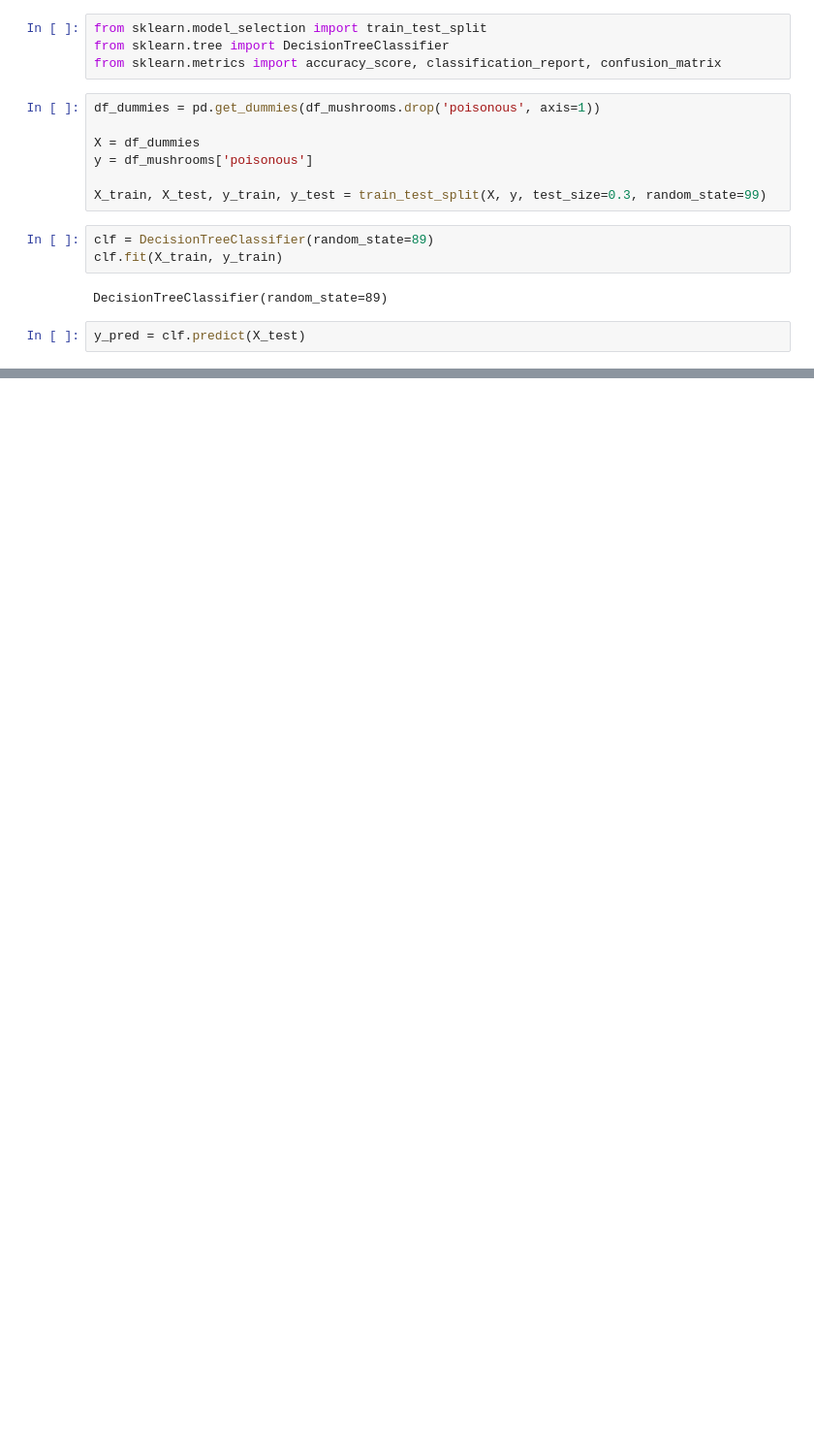
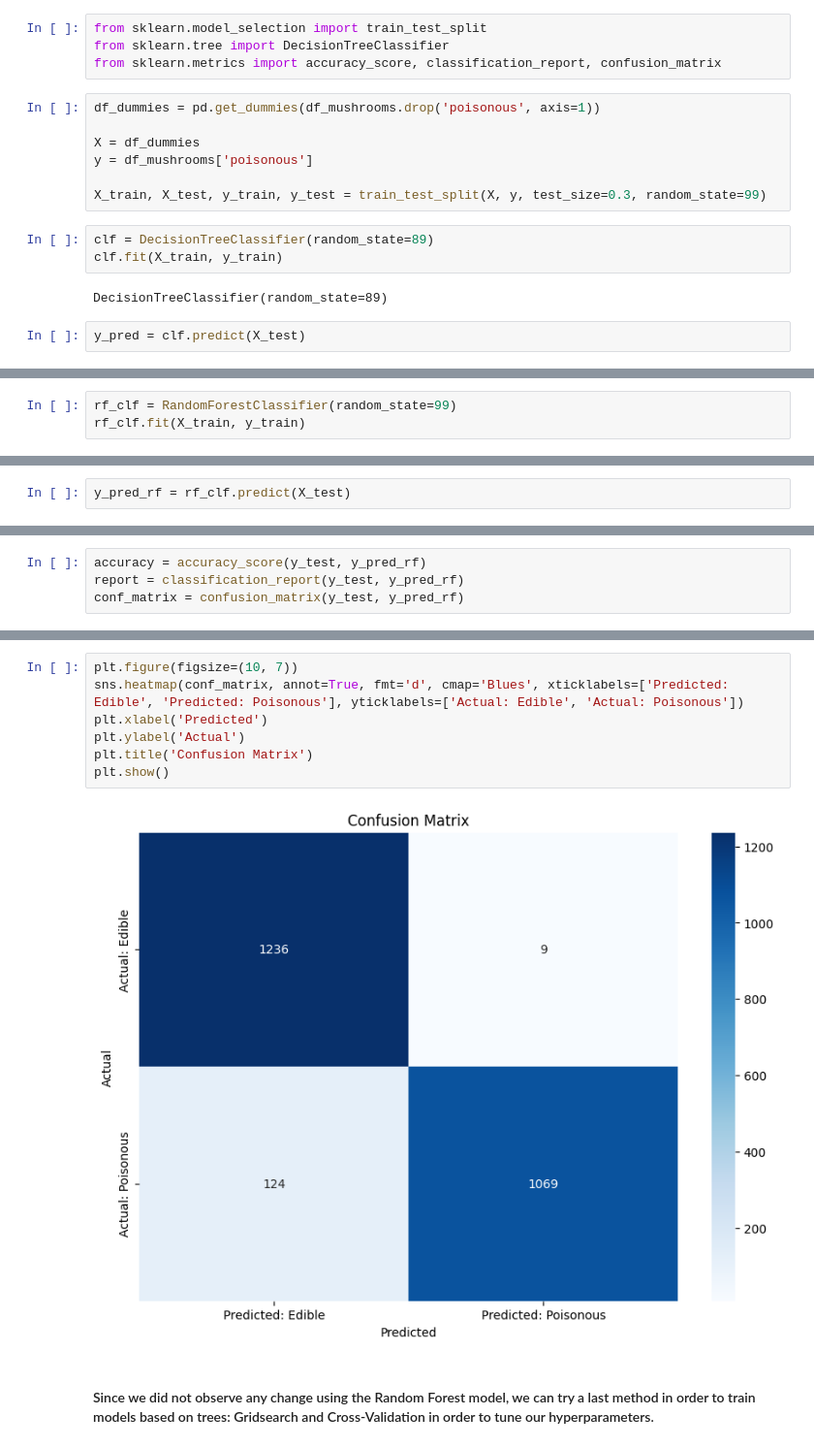
Before and after one commit to PedroHang/Mushroom-Classification-Project, a Jupyter notebook: mushrooms.ipynb, the cells around one changed output, grey strips where cells are left out. Shown at 97% size. Saved outputs shown, nothing was run; the diff lists cells and outputs as text; blank space fills up the shorter version.

```diff
--- a/mushrooms.ipynb
+++ b/mushrooms.ipynb
@@ -177,0 +216,3 @@ Confusion Matrix:
+# %%
+rf_clf = RandomForestClassifier(random_state=99)
+rf_clf.fit(X_train, y_train)
@@ -177,0 +221,2 @@ Confusion Matrix:
+# %%
+y_pred_rf = rf_clf.predict(X_test)
@@ -177,0 +225,4 @@ Confusion Matrix:
+# %%
+accuracy = accuracy_score(y_test, y_pred_rf)
+report = classification_report(y_test, y_pred_rf)
+conf_matrix = confusion_matrix(y_test, y_pred_rf)
@@ -177,0 +244,11 @@ Confusion Matrix:
+# %%
+plt.figure(figsize=(10, 7))
+sns.heatmap(conf_matrix, annot=True, fmt='d', cmap='Blues', xticklabels=['Predicted: Edible', 'Predicted: Poisonous'], yticklabels=['Actual: Edible', 'Actual: Poisonous'])
+plt.xlabel('Predicted')
+plt.ylabel('Actual')
+plt.title('Confusion Matrix')
+plt.show()
+# %% [output]
+[figure, added]
+# %% [markdown]
+#### Since we did not observe any change using the Random Forest model, we can try a last method in order to train models based on trees: Gridsearch and Cross-Validation in order to tune our hyperparameters.
```
Also changed, not shown: parts of 40 cells of this notebook.
